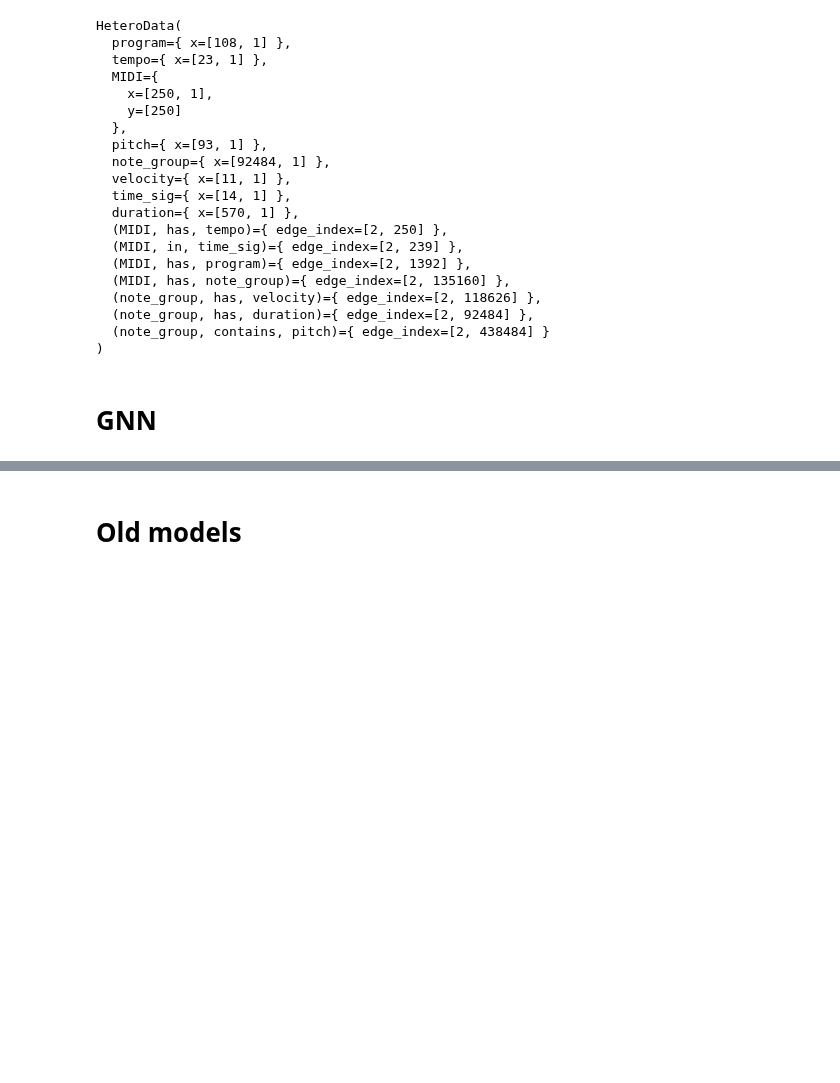
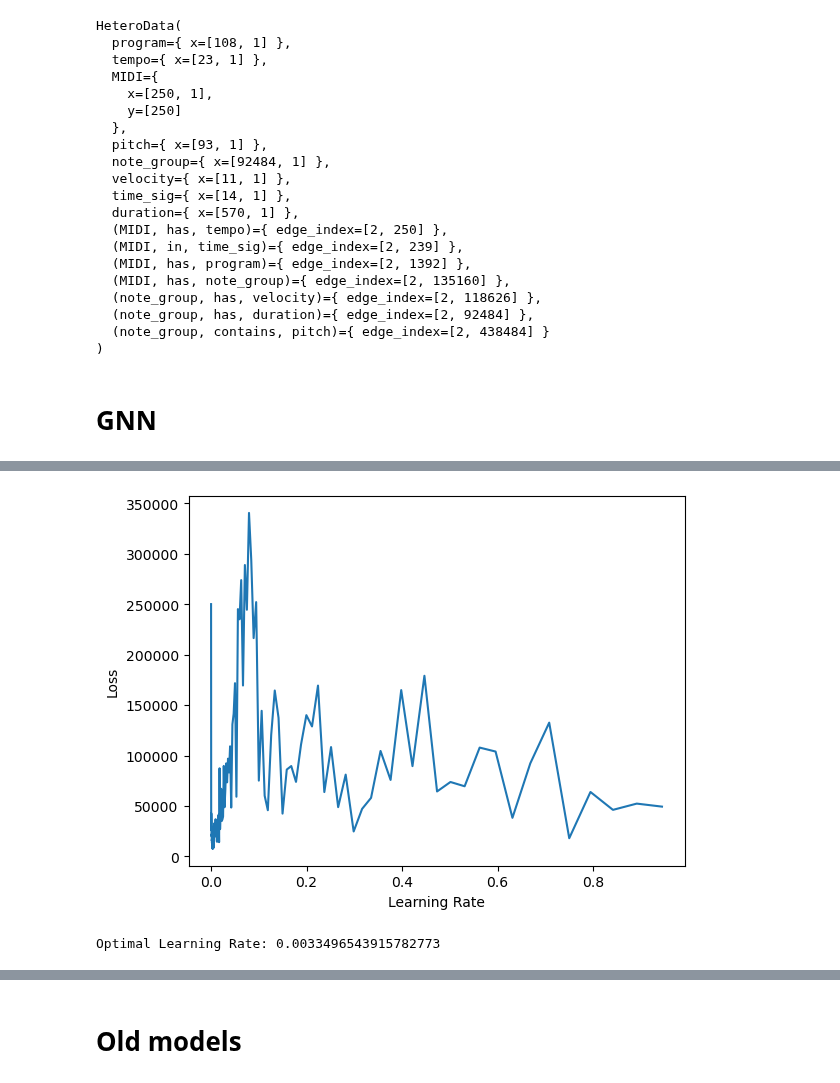
Before and after one commit to KottonP/midi2vec-master, a Jupyter notebook: Slac Hetero Graph.ipynb, the cells around one changed output, grey strips where cells are left out. Drawn from its saved outputs; the diff is of its cells as text; code cells hidden in the pictures; blank space fills up the shorter version.

```diff
--- a/Slac Hetero Graph.ipynb
+++ b/Slac Hetero Graph.ipynb
@@ -186,0 +477,12 @@ H_5 = T.ToUndirected()(H_5)
+# %%
+# model_5 = GCN(hidden_channels=64, out_channels=len(set(lb.classes_)), drop_layer=True, drop_rate=0.5)
+
+model_5 = pyg_models.GraphSAGE(in_channels=-1, hidden_channels=64, num_layers=2, out_channels=len(set(lb.classes_)))
+model_5 = to_hetero(model_5, H_5.metadata(), aggr='sum')
+
+
+# model_5.to(device)
+# model_5 = torch_geometric.compile(model_5)
+# %%
+lr_finder(model=model_5, dataset=H_5, start_lr=1e-5, end_lr=1, num_iters=200)
+# %% [output]
@@ -186,0 +506,2 @@ H_5 = T.ToUndirected()(H_5)
+[figure, added]
+Optimal Learning Rate: 0.0033496543915782773
```
Also changed, not shown: parts of 35 cells of this notebook.
